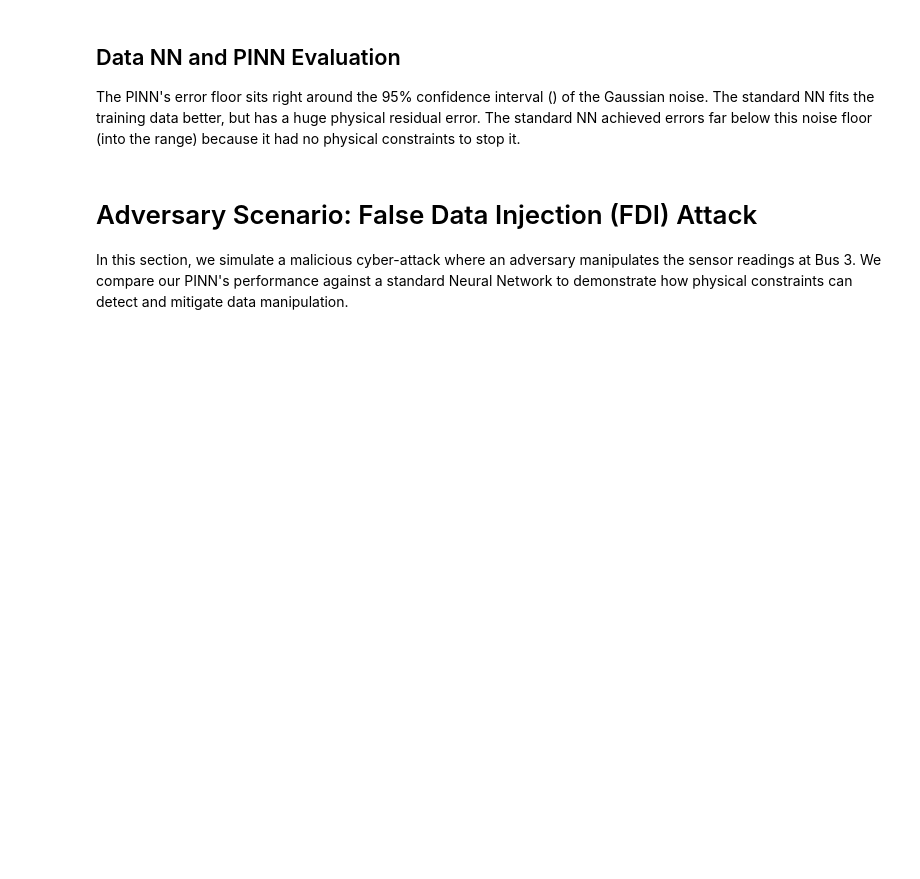
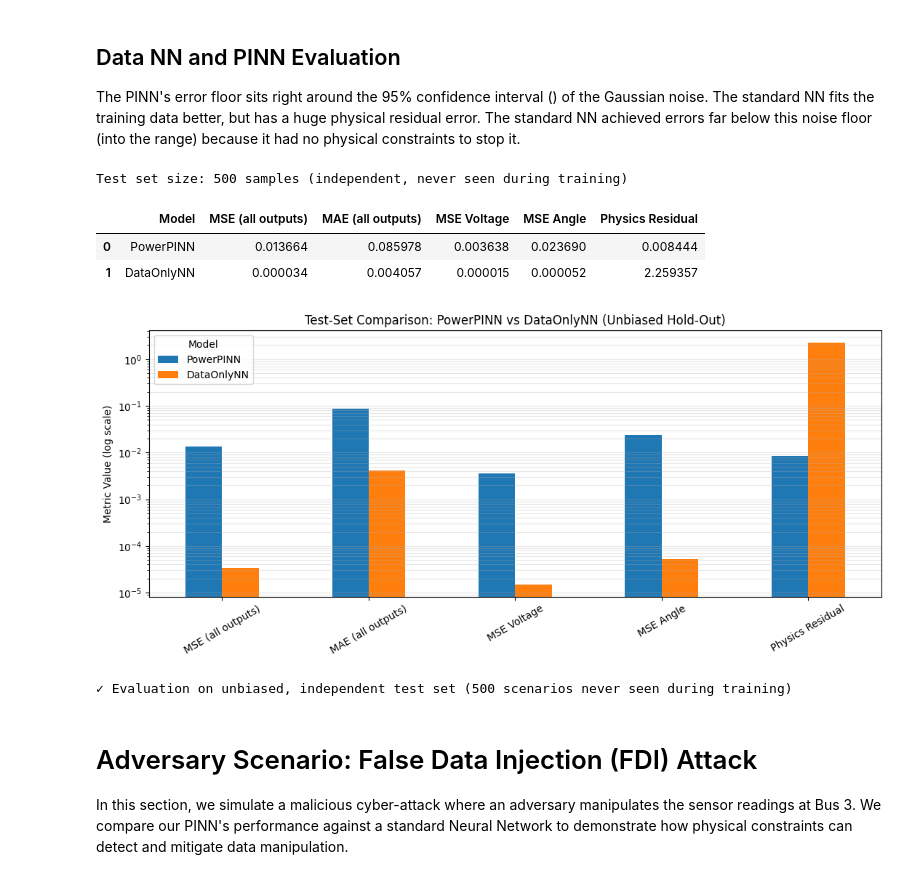
Before and after one commit to MangoCode13/PowerPINN, a Jupyter notebook: PINN.ipynb, the cells around one changed output. Cells and saved outputs as stored; diff of their text form; code cells hidden in the pictures; blank space fills up the shorter version.

```diff
--- a/PINN.ipynb
+++ b/PINN.ipynb
@@ -149,7 +245,8 @@ Saves the resulting measurements (Inputs) and grid states (Labels) into a format
 You can see the shapes of the input (P+Q measurements) and label (V+Theta states) tensors, along with the mean and standard deviation of the first five P-measurements, and the voltage and angle ranges.
 # %%
 # Load the synthetically generated dataset
-robust_data = torch.load('./ieee14_training_data.pt')
+robust_data = torch.load('/content/PowerPINN/ieee14_training_data.pt')
+
 
 # Extract tensors and rename for consistency with downstream cells
 train_x = robust_data['train_x']
@@ -222,9 +334,13 @@ def physics_loss(model, x_batch, Y_bus, x_mean, x_std):
     q_measurements = x_raw[:, 14:] # Next 14 features are Q
 
     # 3. Use the model to predict voltage magnitudes and angles
-    predicted_v_and_theta = model(x_batch)
-    predicted_vm = predicted_v_and_theta[:, :14] # First 14 outputs are V_magnitude
-    predicted_va = predicted_v_and_theta[:, 14:] # Next 14 outputs are V_angle
+    y_pred_normalized = model(x_batch)
+
+    # Denormalize: y_phys = y_norm * std + mean
+    y_phys = y_pred_normalized * (y_std + 1e-6) + y_mean
+
+    predicted_vm = y_phys[:, :14] # First 14 outputs are V_magnitude
+    predicted_va = y_phys[:, 14:] # Next 14 outputs are V_angle
 
     # 4. Convert predicted voltage magnitudes and angles into complex voltages
     V_complex = predicted_vm * (torch.cos(predicted_va) + 1j * torch.sin(predicted_va))
@@ -401,7 +567,7 @@ else:
 The PINN's error floor sits right around the 95% confidence interval () of the Gaussian noise. The standard NN fits the training data better, but has a huge physical residual error. The standard NN achieved errors far below this noise floor (into the  range) because it had no physical constraints to stop it.
 # %%
 # Load independent test data generated separately to avoid training leakage
-test_data = torch.load('./ieee14_test_data.pt')
+test_data = torch.load('/content/PowerPINN/ieee14_test_data.pt')
 X_test = test_data['test_x']   # Correct key: 'test_x'
 Y_test = test_data['test_y']   # Correct key: 'test_y'
 
@@ -426,33 +592,40 @@ def evaluate_model_metrics(model_obj, model_name):
         'Physics Residual': phys
     }
 
 results = [
     evaluate_model_metrics(model, 'PowerPINN'),
     evaluate_model_metrics(model_data_only, 'DataOnlyNN')
 ]
 
 eval_df = pd.DataFrame(results)
 print(f'Test set size: {X_test.shape[0]} samples (independent, never seen during training)')
 display(eval_df.style.format({
     'MSE (all outputs)': '{:.6f}',
     'MAE (all outputs)': '{:.6f}',
     'MSE Voltage': '{:.6f}',
     'MSE Angle': '{:.6f}',
     'Physics Residual': '{:.6f}'
 }))
 
 # Quick visual comparison across metrics
 plot_cols = ['MSE (all outputs)', 'MAE (all outputs)', 'MSE Voltage', 'MSE Angle', 'Physics Residual']
 plot_df = eval_df.set_index('Model')[plot_cols].T
 ax = plot_df.plot(kind='bar', figsize=(11, 5), rot=30)
 ax.set_yscale('log')
 ax.set_ylabel('Metric Value (log scale)')
 ax.set_title('Test-Set Comparison: PowerPINN vs DataOnlyNN (Unbiased Hold-Out)')
 ax.grid(True, which='both', axis='y', alpha=0.3)
 plt.tight_layout()
 plt.show()
 
 print('✓ Evaluation on unbiased, independent test set (500 scenarios never seen during training)')
+# %% [output]
+Test set size: 500 samples (independent, never seen during training)
+|  | Model | MSE (all outputs) | MAE (all outputs) | MSE Voltage | MSE Angle | Physics Residual |
+| 0 | PowerPINN | 0.013664 | 0.085978 | 0.003638 | 0.023690 | 0.008444 |
+| 1 | DataOnlyNN | 0.000034 | 0.004057 | 0.000015 | 0.000052 | 2.259357 |
+[figure, added]
+✓ Evaluation on unbiased, independent test set (500 scenarios never seen during training)
 # %% [markdown]
 # Adversary Scenario: False Data Injection (FDI) Attack
 
```
Also changed, not shown: parts of 24 cells of this notebook.
